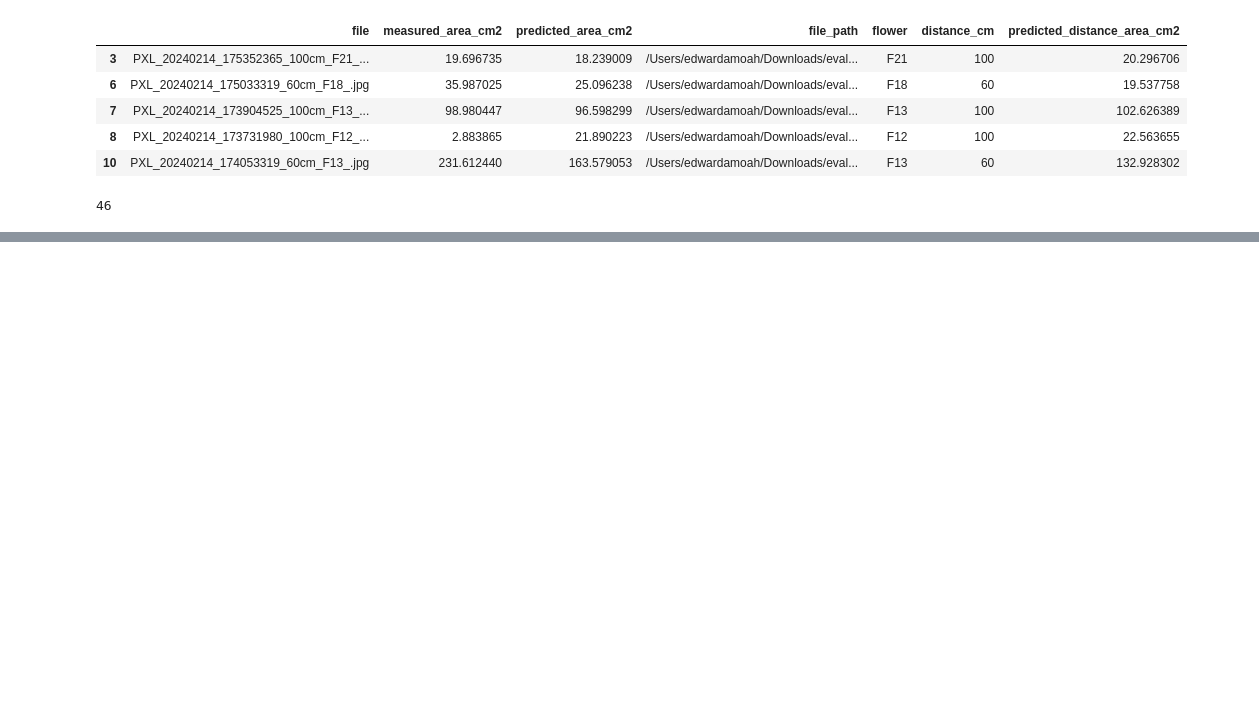
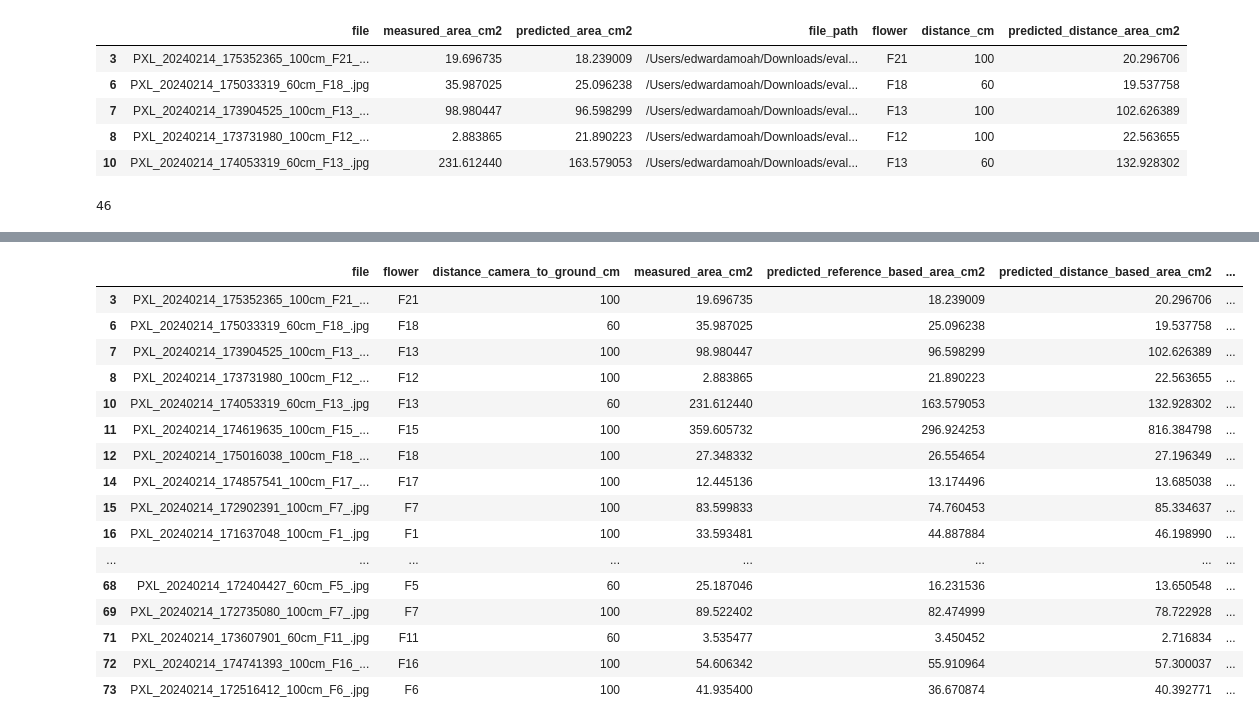
Before and after one commit to eai6/FloralArea_Web, a Jupyter notebook: research/notebooks/hannah_data_analysis.ipynb, the cells around one changed output, grey strips where cells are left out. Saved outputs shown, nothing was run; the diff lists cells and outputs as text; code cells hidden in the pictures; blank space fills up the shorter version.

```diff
--- a/research/notebooks/hannah_data_analysis.ipynb
+++ b/research/notebooks/hannah_data_analysis.ipynb
@@ -1475,0 +1495,22 @@ data2
+# %%
+data7['distance_flower_to_ground_cm'] = data7['flower'].apply(lambda x: flower_to_ground_dict[x])
+# %%
+data7
+# %% [output]
+|  | file | flower | distance_camera_to_ground_cm | measured_area_cm2 | predicted_reference_based_area_cm2 | predicted_distance_based_area_cm2 | ... |
+| 3 | PXL_20240214_175352365_100cm_F21_... | F21 | 100 | 19.696735 | 18.239009 | 20.296706 | ... |
+| 6 | PXL_20240214_175033319_60cm_F18_.jpg | F18 | 60 | 35.987025 | 25.096238 | 19.537758 | ... |
+| 7 | PXL_20240214_173904525_100cm_F13_... | F13 | 100 | 98.980447 | 96.598299 | 102.626389 | ... |
+| 8 | PXL_20240214_173731980_100cm_F12_... | F12 | 100 | 2.883865 | 21.890223 | 22.563655 | ... |
+| 10 | PXL_20240214_174053319_60cm_F13_.jpg | F13 | 60 | 231.612440 | 163.579053 | 132.928302 | ... |
+| 11 | PXL_20240214_174619635_100cm_F15_... | F15 | 100 | 359.605732 | 296.924253 | 816.384798 | ... |
+| 12 | PXL_20240214_175016038_100cm_F18_... | F18 | 100 | 27.348332 | 26.554654 | 27.196349 | ... |
+| 14 | PXL_20240214_174857541_100cm_F17_... | F17 | 100 | 12.445136 | 13.174496 | 13.685038 | ... |
+| 15 | PXL_20240214_172902391_100cm_F7_.jpg | F7 | 100 | 83.599833 | 74.760453 | 85.334637 | ... |
+| 16 | PXL_20240214_171637048_100cm_F1_.jpg | F1 | 100 | 33.593481 | 44.887884 | 46.198990 | ... |
+| ... | ... | ... | ... | ... | ... | ... | ... |
+| 68 | PXL_20240214_172404427_60cm_F5_.jpg | F5 | 60 | 25.187046 | 16.231536 | 13.650548 | ... |
+| 69 | PXL_20240214_172735080_100cm_F7_.jpg | F7 | 100 | 89.522402 | 82.474999 | 78.722928 | ... |
+| 71 | PXL_20240214_173607901_60cm_F11_.jpg | F11 | 60 | 3.535477 | 3.450452 | 2.716834 | ... |
+| 72 | PXL_20240214_174741393_100cm_F16_... | F16 | 100 | 54.606342 | 55.910964 | 57.300037 | ... |
+| 73 | PXL_20240214_172516412_100cm_F6_.jpg | F6 | 100 | 41.935400 | 36.670874 | 40.392771 | ... |
```
Also changed, not shown: parts of 3 cells of this notebook, 1 other file.
